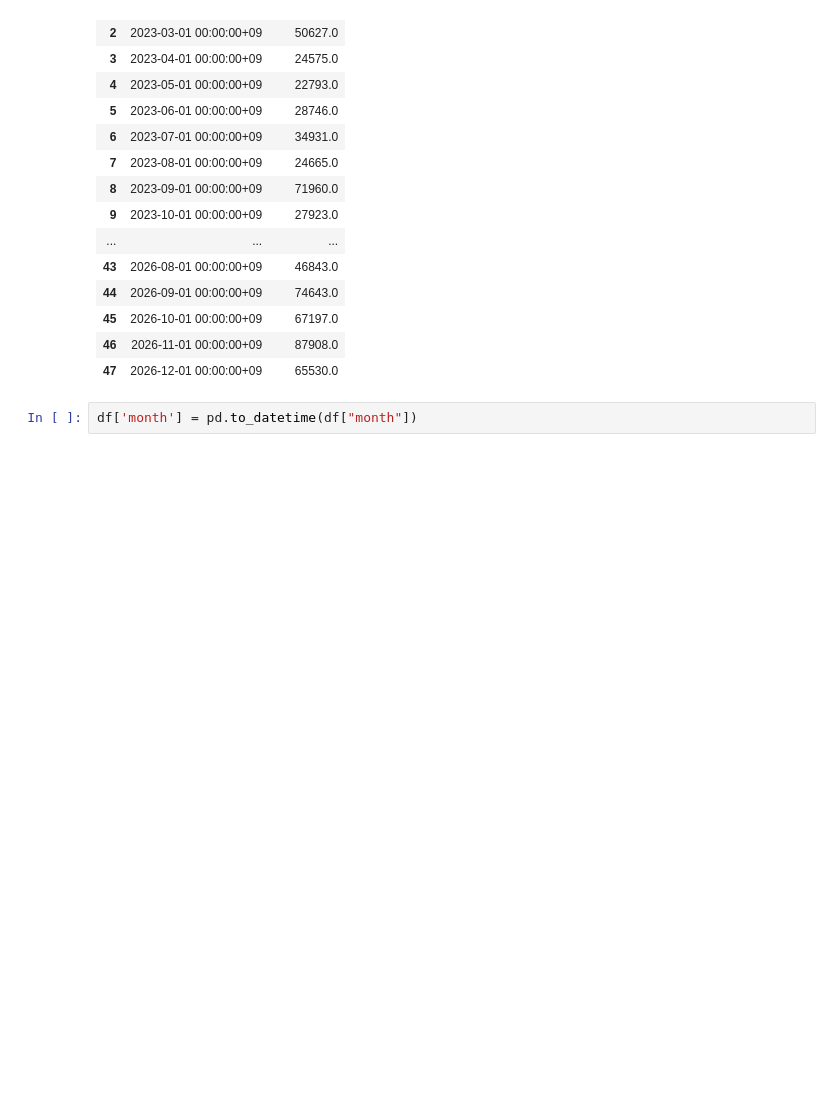
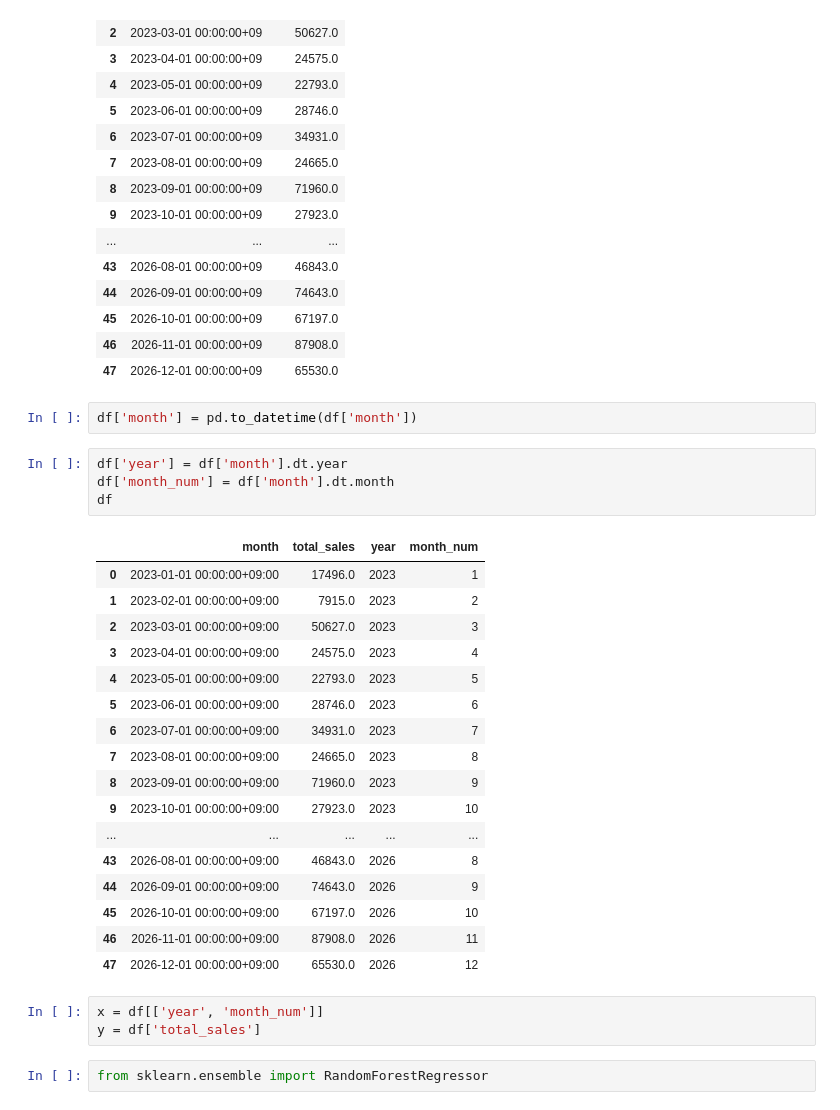
Before and after one commit to shota98501/workspace, a Jupyter notebook: SQL/Kaggle/Superstore Sales/Data_Analysis/Sales Forecasting/machine_learning.ipynb, the cells around one changed output. Saved outputs shown, nothing was run; the diff lists cells and outputs as text; blank space fills up the shorter version.

```diff
--- a/SQL/Kaggle/Superstore Sales/Data_Analysis/Sales Forecasting/machine_learning.ipynb
+++ b/SQL/Kaggle/Superstore Sales/Data_Analysis/Sales Forecasting/machine_learning.ipynb
@@ -22,4 +22,31 @@ df
 | 46 | 2026-11-01 00:00:00+09 | 87908.0 |
 | 47 | 2026-12-01 00:00:00+09 | 65530.0 |
 # %%
-df['month'] = pd.to_datetime(df["month"])
+df['month'] = pd.to_datetime(df['month'])
+# %%
+df['year'] = df['month'].dt.year
+df['month_num'] = df['month'].dt.month
+df
+# %% [output]
+|  | month | total_sales | year | month_num |
+| 0 | 2023-01-01 00:00:00+09:00 | 17496.0 | 2023 | 1 |
+| 1 | 2023-02-01 00:00:00+09:00 | 7915.0 | 2023 | 2 |
+| 2 | 2023-03-01 00:00:00+09:00 | 50627.0 | 2023 | 3 |
+| 3 | 2023-04-01 00:00:00+09:00 | 24575.0 | 2023 | 4 |
+| 4 | 2023-05-01 00:00:00+09:00 | 22793.0 | 2023 | 5 |
+| 5 | 2023-06-01 00:00:00+09:00 | 28746.0 | 2023 | 6 |
+| 6 | 2023-07-01 00:00:00+09:00 | 34931.0 | 2023 | 7 |
+| 7 | 2023-08-01 00:00:00+09:00 | 24665.0 | 2023 | 8 |
+| 8 | 2023-09-01 00:00:00+09:00 | 71960.0 | 2023 | 9 |
+| 9 | 2023-10-01 00:00:00+09:00 | 27923.0 | 2023 | 10 |
+| ... | ... | ... | ... | ... |
+| 43 | 2026-08-01 00:00:00+09:00 | 46843.0 | 2026 | 8 |
+| 44 | 2026-09-01 00:00:00+09:00 | 74643.0 | 2026 | 9 |
+| 45 | 2026-10-01 00:00:00+09:00 | 67197.0 | 2026 | 10 |
+| 46 | 2026-11-01 00:00:00+09:00 | 87908.0 | 2026 | 11 |
+| 47 | 2026-12-01 00:00:00+09:00 | 65530.0 | 2026 | 12 |
+# %%
+x = df[['year', 'month_num']]
+y = df['total_sales']
+# %%
+from sklearn.ensemble import RandomForestRegressor
```
Also changed, not shown: parts of 8 cells of this notebook, 1 other file.
